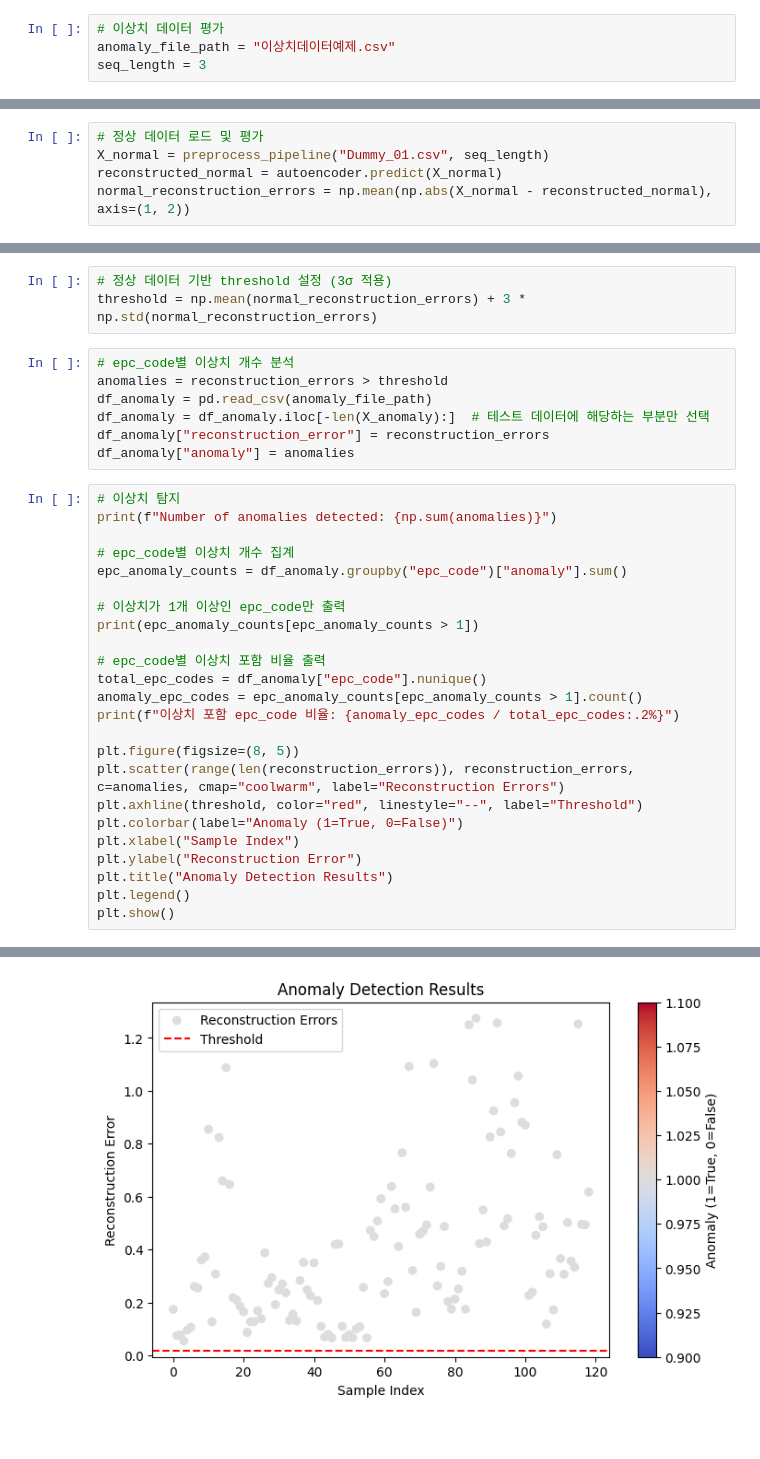
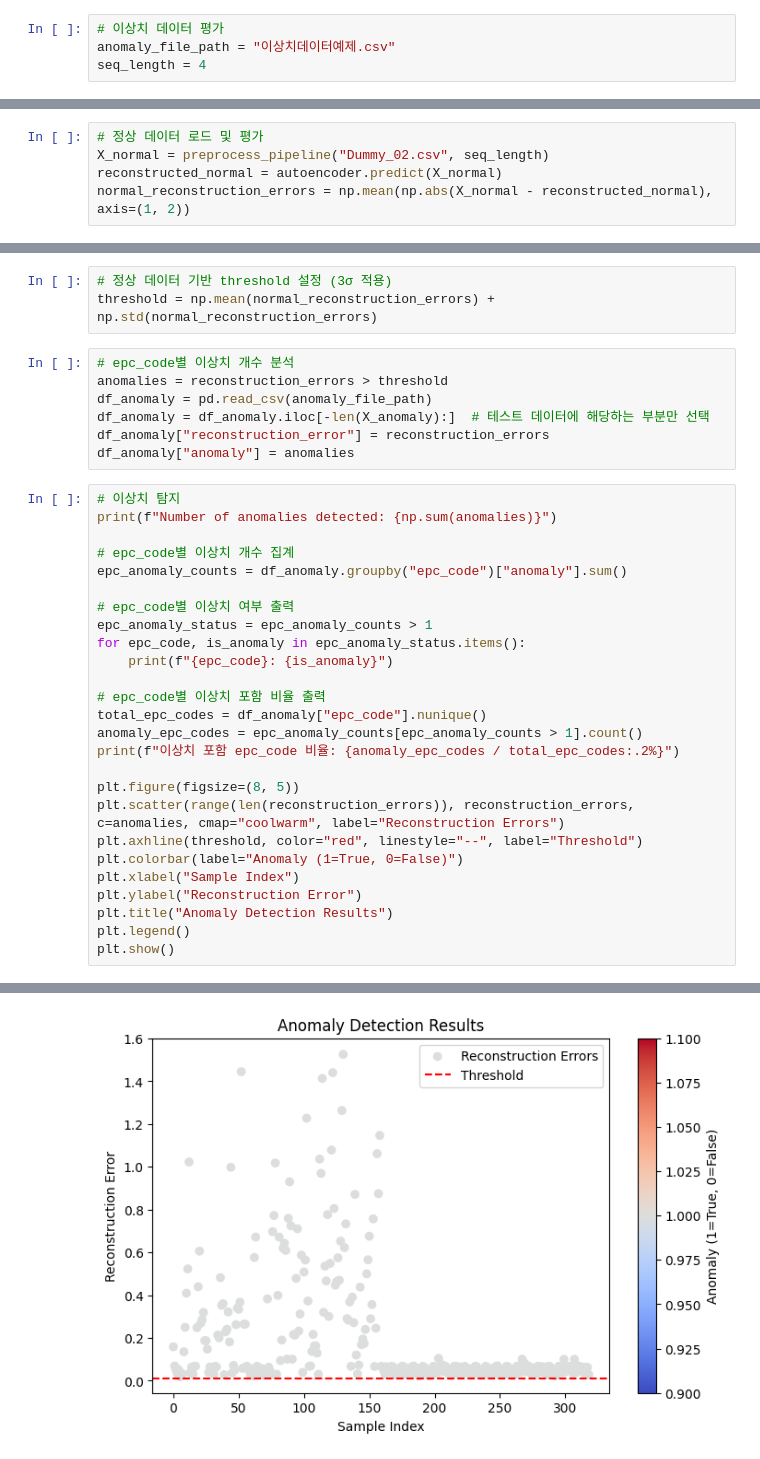
Before and after one commit to lenoau/AI_Project, a Jupyter notebook: Deep_Learning/AutoEncoderTest copy.ipynb, the cells around one changed output, grey strips where cells are left out. Saved outputs shown, nothing was run; the diff lists cells and outputs as text.

```diff
--- a/Deep_Learning/AutoEncoderTest copy.ipynb
+++ b/Deep_Learning/AutoEncoderTest copy.ipynb
@@ -7,7 +7,7 @@ import pandas as pd
 # %%
 # 이상치 데이터 평가
 anomaly_file_path = "이상치데이터예제.csv"
-seq_length = 3
+seq_length = 4
 # %%
 # 저장된 모델 로드
 autoencoder = load_model('autoencoder_model2.h5')
@@ -18,7 +16,7 @@ WARNING:absl:Compiled the loaded model, but the compiled metrics have yet to be
 X_anomaly = preprocess_pipeline(anomaly_file_path, seq_length)
 # %%
 # 정상 데이터 로드 및 평가
-X_normal = preprocess_pipeline("Dummy_01.csv", seq_length)
+X_normal = preprocess_pipeline("Dummy_02.csv", seq_length)
 reconstructed_normal = autoencoder.predict(X_normal)
 normal_reconstruction_errors = np.mean(np.abs(X_normal - reconstructed_normal), axis=(1, 2))
 # %% [output]
@@ -33,7 +31,7 @@ print("Reconstruction errors calculated.")
 Reconstruction errors calculated.
 # %%
 # 정상 데이터 기반 threshold 설정 (3σ 적용)
-threshold = np.mean(normal_reconstruction_errors) + 3 * np.std(normal_reconstruction_errors)
+threshold = np.mean(normal_reconstruction_errors) + np.std(normal_reconstruction_errors)
 # %%
 # epc_code별 이상치 개수 분석
 anomalies = reconstruction_errors > threshold
@@ -48,8 +46,10 @@ print(f"Number of anomalies detected: {np.sum(anomalies)}")
 # epc_code별 이상치 개수 집계
 epc_anomaly_counts = df_anomaly.groupby("epc_code")["anomaly"].sum()
 
-# 이상치가 1개 이상인 epc_code만 출력
-print(epc_anomaly_counts[epc_anomaly_counts > 1])
+# epc_code별 이상치 여부 출력
+epc_anomaly_status = epc_anomaly_counts > 1
+for epc_code, is_anomaly in epc_anomaly_status.items():
+    print(f"{epc_code}: {is_anomaly}")
 
 # epc_code별 이상치 포함 비율 출력
 total_epc_codes = df_anomaly["epc_code"].nunique()
@@ -84,2 +85,2 @@ Name: anomaly, dtype: int64
 이상치 포함 epc_code 비율: 100.00%
-[figure, old version]
+[figure, new version]
```
Also changed, not shown: parts of 6 cells of this notebook, 12 other files.
